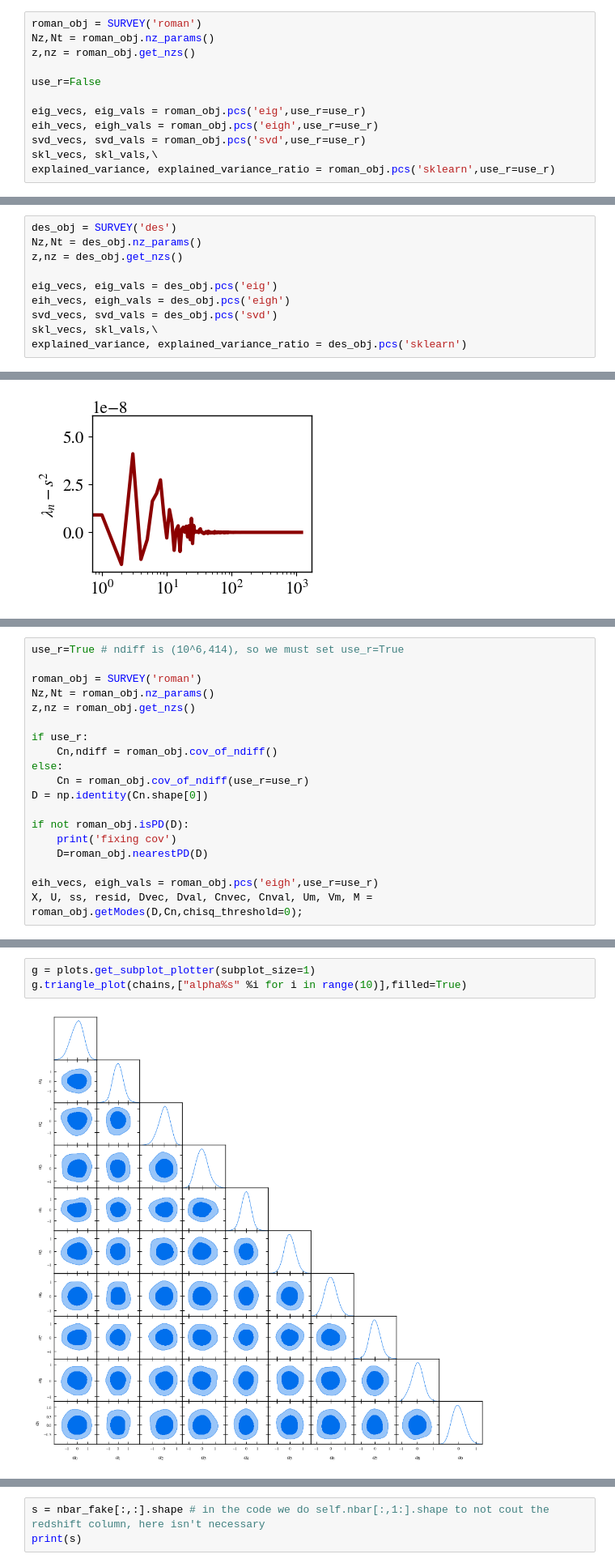
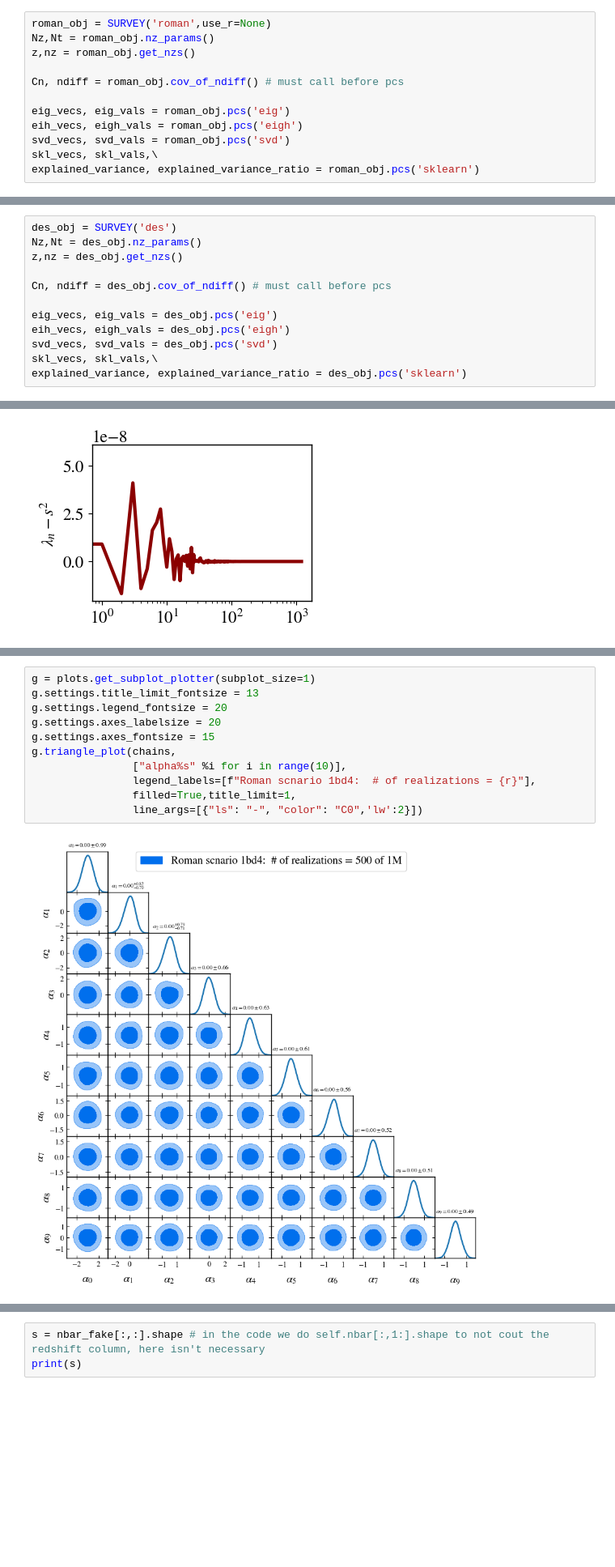
Before and after one commit to Roman-HLIS-Cosmology-PIT/cocoa_photoz, a Jupyter notebook: codes/example.ipynb, the cells around one changed output, grey strips where cells are left out. Shown at 81% size. Cells and saved outputs as stored; diff of their text form; blank space fills up the shorter version.

```diff
--- a/codes/example.ipynb
+++ b/codes/example.ipynb
@@ -280,17 +272,17 @@ Here we test 4 different methods to obtain the PCs:   (1) linalg.eig,  (2) linag
 The principal components are the same, except for a possible sign flip.
 $\text{PC}^1 = \Big[[\text{PC}^1_{1},\text{PC}^1_{2},\cdots,\text{PC}^1_{46}],[\text{PC}^1_{47},\text{PC}^1_{48},\cdots,\text{PC}^1_{92}],6\times[\cdots],[\text{PC}^1_{412},\text{PC}^1_{413},\cdots,\text{PC}^1_{414}]\Big]$
 # %%
-roman_obj = SURVEY('roman')
+roman_obj = SURVEY('roman',use_r=None)
 Nz,Nt = roman_obj.nz_params()
 z,nz = roman_obj.get_nzs()
 
-use_r=False
+Cn, ndiff = roman_obj.cov_of_ndiff() # must call before pcs
 
-eig_vecs, eig_vals = roman_obj.pcs('eig',use_r=use_r)
-eih_vecs, eigh_vals = roman_obj.pcs('eigh',use_r=use_r)
-svd_vecs, svd_vals = roman_obj.pcs('svd',use_r=use_r)
+eig_vecs, eig_vals = roman_obj.pcs('eig')
+eih_vecs, eigh_vals = roman_obj.pcs('eigh')
+svd_vecs, svd_vals = roman_obj.pcs('svd')
 skl_vecs, skl_vals,\
-explained_variance, explained_variance_ratio = roman_obj.pcs('sklearn',use_r=use_r)
+explained_variance, explained_variance_ratio = roman_obj.pcs('sklearn')
 # %%
 plt.figure()
 fig, axes = plt.subplots(nrows=Nt, ncols=1, sharex=True, sharey=False,figsize=(8, 7),
@@ -483,6 +513,8 @@ $\text{PC}^1 = \Big[[\text{PC}^1_{1},\text{PC}^1_{2},\cdots,\text{PC}^1_{299}],[
 des_obj = SURVEY('des')
 Nz,Nt = des_obj.nz_params()
 z,nz = des_obj.get_nzs()
+
+Cn, ndiff = des_obj.cov_of_ndiff() # must call before pcs
 
 eig_vecs, eig_vals = des_obj.pcs('eig')
 eih_vecs, eigh_vals = des_obj.pcs('eigh')
@@ -669,19 +698,0 @@ OBS: Sometimes we use U to denote the PCs. $r$ is the nz realization, i.e., $r=1
-# %%
-use_r=True # ndiff is (10^6,414), so we must set use_r=True
-
-roman_obj = SURVEY('roman')
-Nz,Nt = roman_obj.nz_params()
-z,nz = roman_obj.get_nzs()
-
-if use_r:
-    Cn,ndiff = roman_obj.cov_of_ndiff()
-else:
-    Cn = roman_obj.cov_of_ndiff(use_r=use_r)
-D = np.identity(Cn.shape[0])
-
-if not roman_obj.isPD(D):
-    print('fixing cov')
-    D=roman_obj.nearestPD(D)
-
-eih_vecs, eigh_vals = roman_obj.pcs('eigh',use_r=use_r)
-X, U, ss, resid, Dvec, Dval, Cnvec, Cnval, Um, Vm, M = roman_obj.getModes(D,Cn,chisq_threshold=0);
@@ -705,6 +712,14 @@ nEig:  414
 Removed no burn in
 # %%
 g = plots.get_subplot_plotter(subplot_size=1)
-g.triangle_plot(chains,["alpha%s" %i for i in range(10)],filled=True)
+g.settings.title_limit_fontsize = 13
+g.settings.legend_fontsize = 20
+g.settings.axes_labelsize = 20
+g.settings.axes_fontsize = 15
+g.triangle_plot(chains,
+                ["alpha%s" %i for i in range(10)],
+                legend_labels=[f"Roman scnario 1bd4:  # of realizations = {r}"],
+                filled=True,title_limit=1,
+                line_args=[{"ls": "-", "color": "C0",'lw':2}])
 # %% [output]
-[figure, old version]
+[figure, new version]
```
Also changed, not shown: parts of 20 cells of this notebook.
